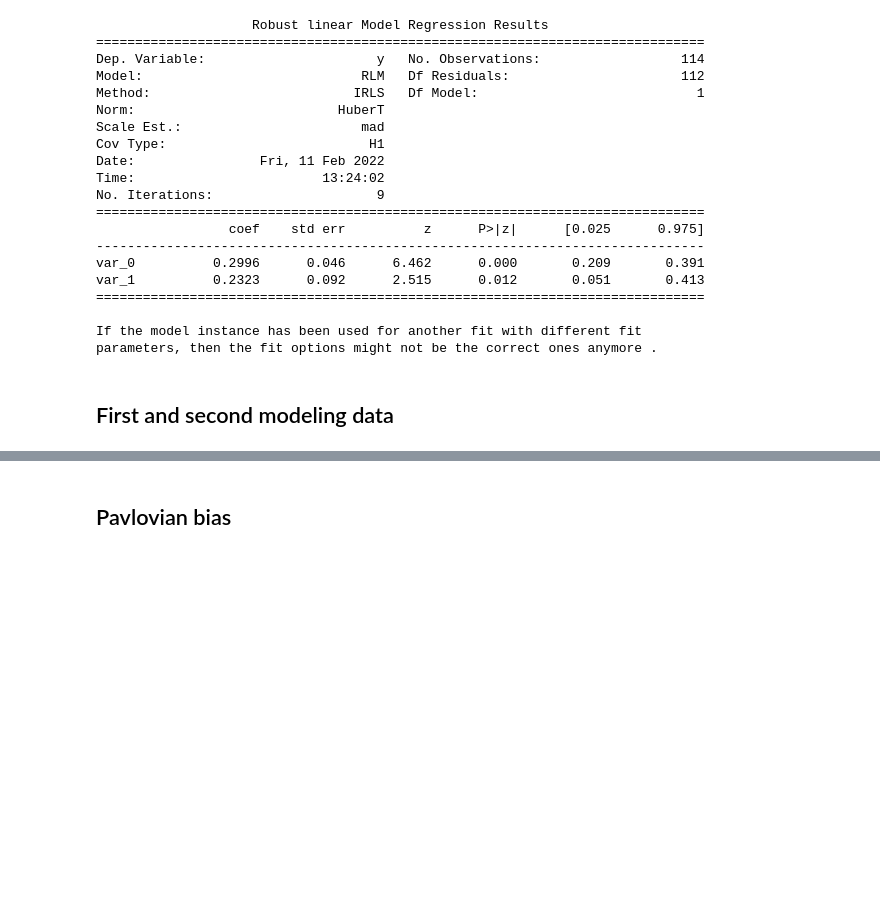
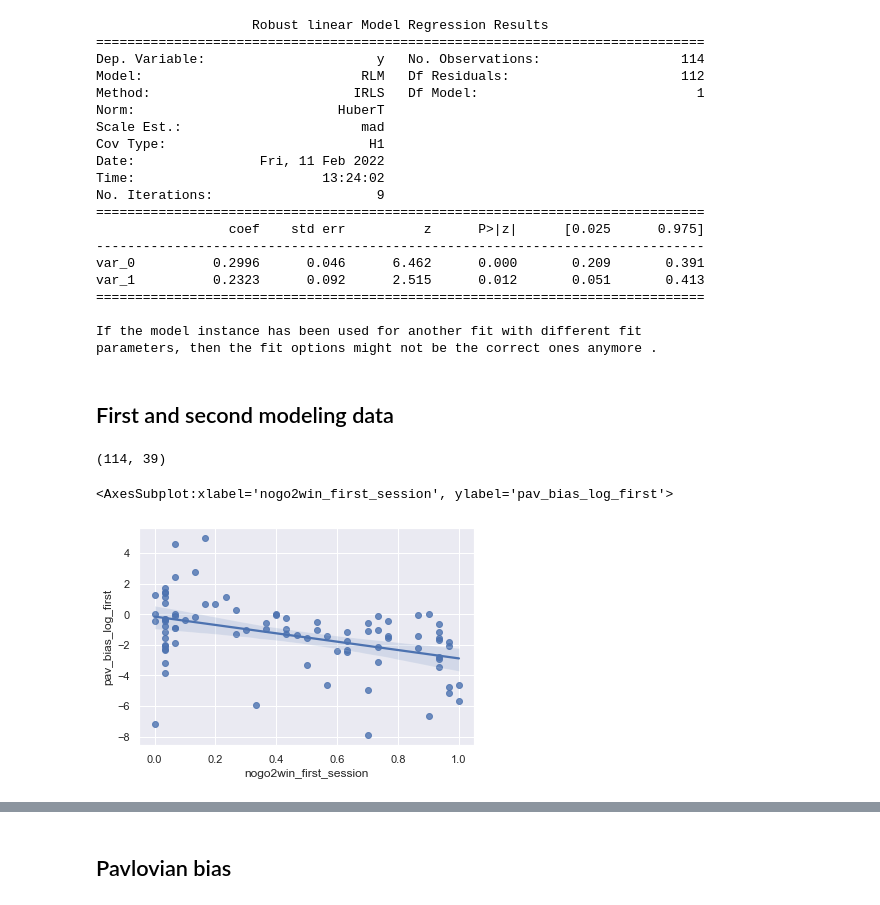
Before and after one commit to Sepsad/Interindividual-differences-in-Learning-to-Act-or-Avoid, a Jupyter notebook: hypothesis_testing.ipynb, the cells around one changed output, grey strips where cells are left out. Cells and saved outputs as stored; diff of their text form; code cells hidden in the pictures; blank space fills up the shorter version.

Commit message:
modeling result updated

```diff
--- a/hypothesis_testing.ipynb
+++ b/hypothesis_testing.ipynb
@@ -242,3 +242,15 @@ first_model = pd.read_csv('Data/modeling_result_first_session.csv',index_col= 0)
 second_model = pd.read_csv('Data/modeling_result_second_session.csv',index_col= 0)
 # %%
 first_second_model = pd.merge(second_model.rename(columns = { 'alpha':'alpha_first','pav_bias_log': 'pav_bias_log_second'}), first_model.rename(columns = {'alpha':'alpha_second','pav_bias_log': 'pav_bias_log_first'}), on = 'mturkID', how = 'left')
+# %%
+first_second_model_perf = pd.merge(all_performance,first_second_model, on = 'mturkID')
+# %%
+first_second_model_perf.shape
+# %% [output]
+(114, 39)
+# %%
+filter =10
+sns.regplot(x = 'nogo2win_first_session', y = 'pav_bias_log_first', data =first_second_model_perf[(first_second_model_perf.pav_bias_log_first < filter) & (first_second_model_perf.pav_bias_log_first > -filter)] )
+# %% [output]
+<AxesSubplot:xlabel='nogo2win_first_session', ylabel='pav_bias_log_first'>
+[figure, added]
```
Also changed, not shown: parts of 4 cells of this notebook.
